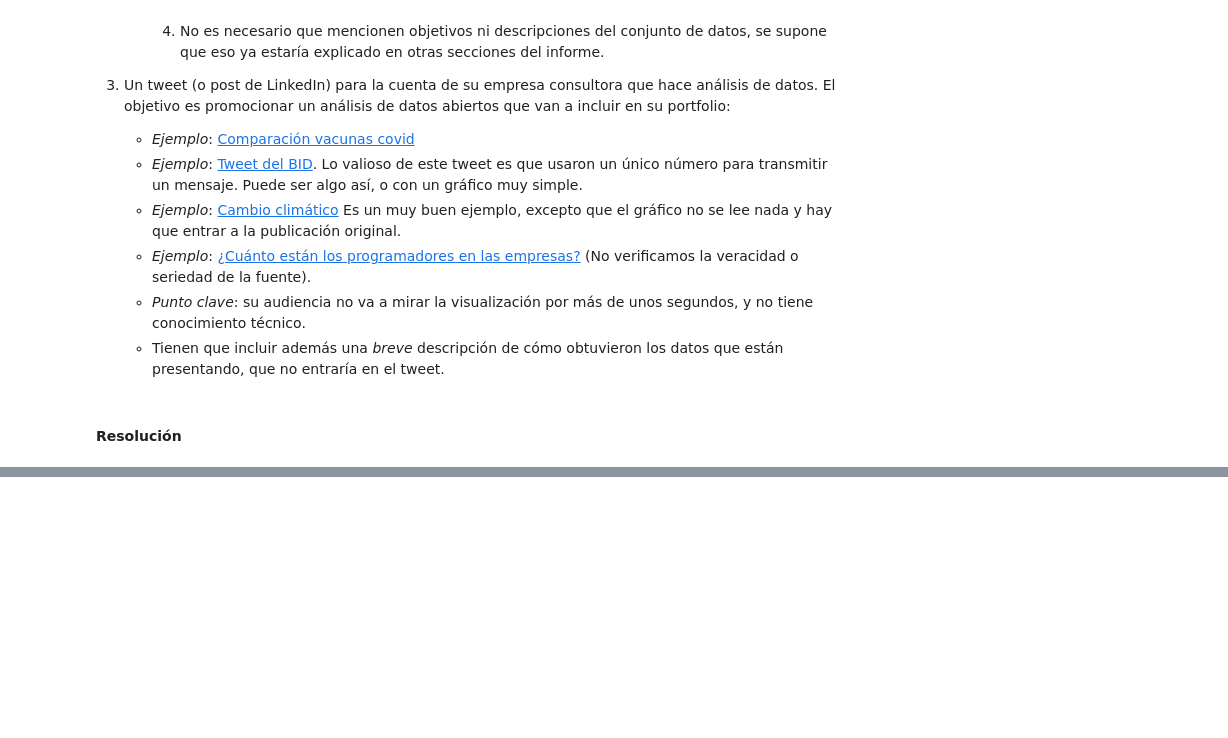
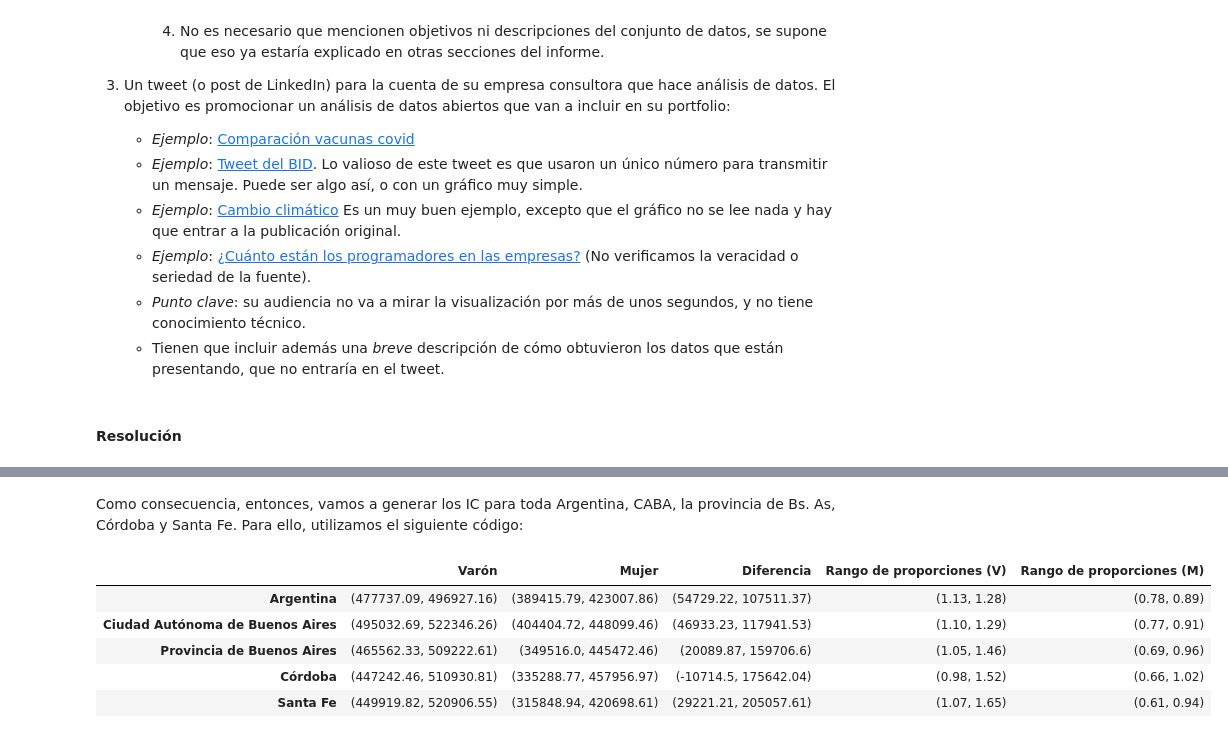
Before and after one commit to helcsnewsxd/data-analysis-visualization-subject, a Jupyter notebook: evaluación/entregable2/personal.ipynb, the cells around one changed output, grey strips where cells are left out. Saved outputs shown, nothing was run; the diff lists cells and outputs as text; code cells hidden in the pictures; blank space fills up the shorter version.

Commit message:
Agregada información para trabajar el ejercicio 3

```diff
--- a/evaluación/entregable2/personal.ipynb
+++ b/evaluación/entregable2/personal.ipynb
@@ -713,0 +743,51 @@ Elijan las palabras y la visualización más adecuadas para que la comunicación
+# %% [markdown]
+Como consecuencia, entonces, vamos a generar los IC para toda Argentina, CABA, la provincia de Bs. As, Córdoba y Santa Fe. Para ello, utilizamos el siguiente código:
+# %%
+# Generador del intervalo de confianza de la media
+def mean_confidence_interval(data, alpha):
+    """
+    Calcula el intervalo de confianza de la media
+    """
+    return st.t.interval(confidence = 1 - alpha, df = len(data) - 1, loc = np.mean(data), scale = st.sem(data))
+
+# Generador de la tabla de intervalos de confianza para toda Argentina y por provincia
+def confidence_interval_table(data, provinces, alpha):
+    """
+    Genera la tabla de intervalos de confianza para toda Argentina y por provincia, separados por género
+    """
+    df_r = pd.DataFrame(index = ['Argentina'] + provinces, columns = ['Varón', 'Mujer'])
+
+    # Intervalo de confianza para toda Argentina
+    argentina_interval = data[data['gender'].isin(['Varón', 'Mujer'])].groupby('gender')['salary_monthly_NETO'].apply(mean_confidence_interval, alpha = alpha)
+    df_r.loc['Argentina'] = argentina_interval
+
+    # Intervalo de confianza por provincia
+    for province in provinces:
+        province_data = df2[df2['work_province'] == province]
+        province_interval = province_data.groupby('gender')['salary_monthly_NETO'].apply(mean_confidence_interval, alpha = alpha)
+
+        df_r.loc[province] = province_interval
+
+    # Ver rango de diferencia
+    df_r['Diferencia'] = df_r.apply(lambda x: (x['Varón'][0] - x['Mujer'][1], x['Varón'][1] - x['Mujer'][0]), axis = 1)
+
+    # Generar el rango de proporciones para cada caso
+    df_r['Rango de proporciones (V)'] = df_r.apply(lambda x: f"({x['Varón'][0]/x['Mujer'][1]:.2f}, {x['Varón'][1]/x['Mujer'][0]:.2f})", axis = 1)
+    df_r['Rango de proporciones (M)'] = df_r.apply(lambda x: f"({x['Mujer'][0]/x['Varón'][1]:.2f}, {x['Mujer'][1]/x['Varón'][0]:.2f})", axis = 1)
+
+    # Aplicar round2 a todas las tuplas
+    df_r = df_r.map(lambda x: (round(x[0], 2), round(x[1], 2)) if isinstance(x, tuple) else x)
+
+    return df_r
+
+# Calculamos solo para Argentina, CABA, Buenos Aires, Córdoba y Santa Fe
+provinces = ['Ciudad Autónoma de Buenos Aires', 'Provincia de Buenos Aires', 'Córdoba', 'Santa Fe']
+ci_table = confidence_interval_table(data = df2, provinces = provinces , alpha = ALPHA)
+ci_table
+# %% [output]
+|  | Varón | Mujer | Diferencia | Rango de proporciones (V) | Rango de proporciones (M) |
+| Argentina | (477737.09, 496927.16) | (389415.79, 423007.86) | (54729.22, 107511.37) | (1.13, 1.28) | (0.78, 0.89) |
+| Ciudad Autónoma de Buenos Aires | (495032.69, 522346.26) | (404404.72, 448099.46) | (46933.23, 117941.53) | (1.10, 1.29) | (0.77, 0.91) |
+| Provincia de Buenos Aires | (465562.33, 509222.61) | (349516.0, 445472.46) | (20089.87, 159706.6) | (1.05, 1.46) | (0.69, 0.96) |
+| Córdoba | (447242.46, 510930.81) | (335288.77, 457956.97) | (-10714.5, 175642.04) | (0.98, 1.52) | (0.66, 1.02) |
+| Santa Fe | (449919.82, 520906.55) | (315848.94, 420698.61) | (29221.21, 205057.61) | (1.07, 1.65) | (0.61, 0.94) |
```
Also changed, not shown: parts of 4 cells of this notebook.
